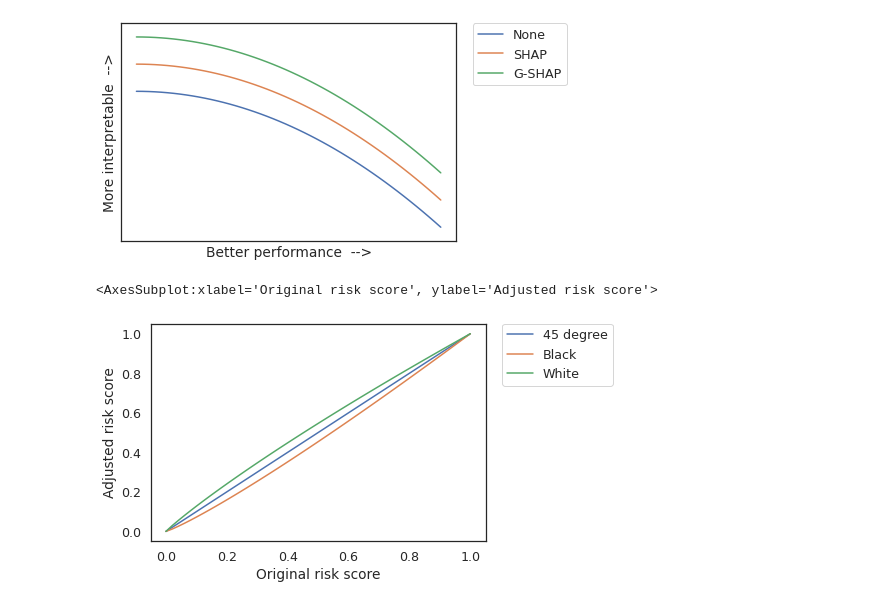
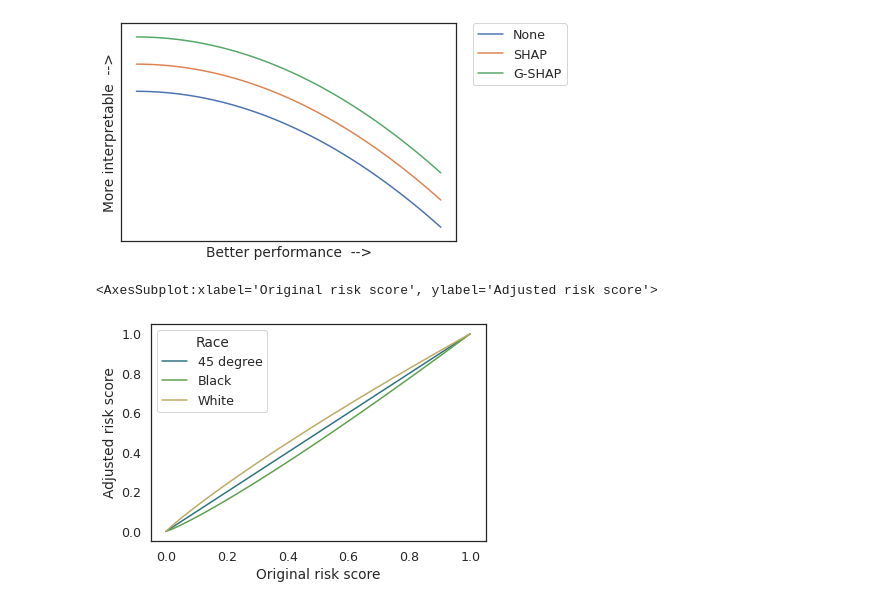
Before and after one commit to dsbowen/algorithm-fairness, a Jupyter notebook: analysis/figures.ipynb, the cells around one changed output. Drawn from its saved outputs; the diff is of its cells as text; code cells hidden in the pictures.

```diff
--- a/analysis/figures.ipynb
+++ b/analysis/figures.ipynb
@@ -48,13 +48,13 @@ ax
 # %%
 df = pd.DataFrame({
     'Original risk score': list(x)*3,
     'Adjusted risk score': list(x) + list(x**1.14) + list(2*x-x**1.14),
     'Race': ['45 degree']*x.shape[0] + ['Black']*x.shape[0] + ['White']*x.shape[0]
 })
-ax = sns.lineplot(data=df, x='Original risk score', y='Adjusted risk score', hue='Race')
-plt.legend(bbox_to_anchor=(1.05, 1), loc=2, borderaxespad=0.)
+ax = sns.lineplot(data=df, x='Original risk score', y='Adjusted risk score', hue='Race', palette='gist_earth')
+# plt.legend(bbox_to_anchor=(1.05, 1), loc=2, borderaxespad=0.)
 ax.figure.savefig('figures/adjustment.png', bbox_inches='tight')
 ax
 # %% [output]
 <AxesSubplot:xlabel='Original risk score', ylabel='Adjusted risk score'>
-[figure, old version]
+[figure, new version]
```
Also changed, not shown: 7 other files.
